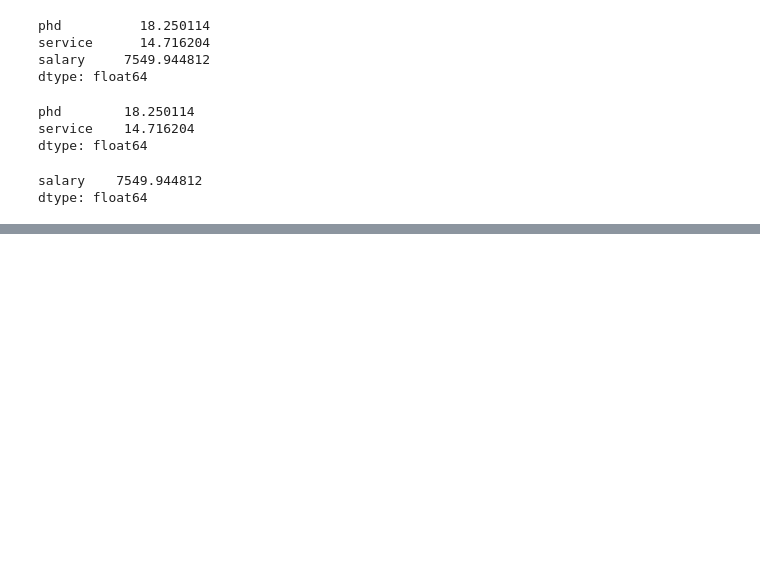
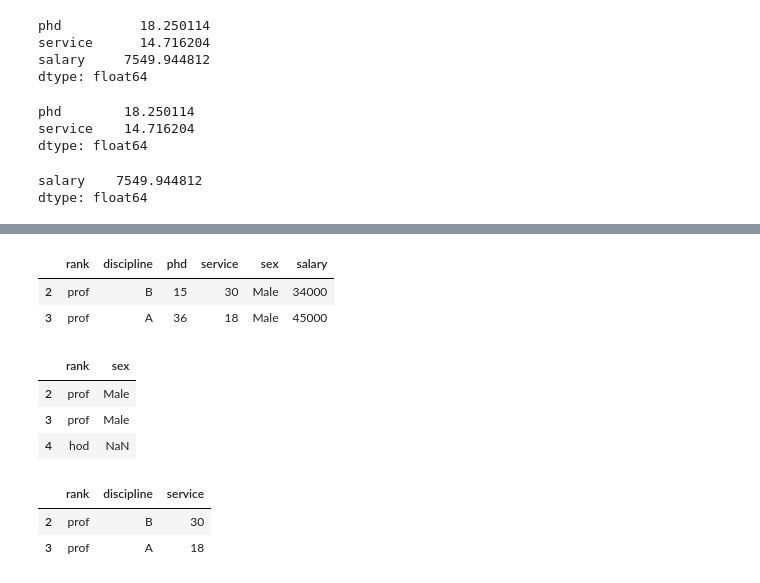
Before and after one commit to Netra-Tek/Data-Analysis, a Jupyter notebook: EmployeeAnalysis.ipynb, the cells around one changed output, grey strips where cells are left out. Drawn from its saved outputs; the diff is of its cells as text; code cells hidden in the pictures; blank space fills up the shorter version.

```diff
--- a/EmployeeAnalysis.ipynb
+++ b/EmployeeAnalysis.ipynb
@@ -120,0 +237,26 @@ Name: sex, dtype: object
+# %%
+#Select rows by their position:
+#df[start (start from 0th position): End-1 ]
+df[2:4]
+# %% [output]
+|  | rank | discipline | phd | service | sex | salary |
+| 2 | prof | B | 15 | 30 | Male | 34000 |
+| 3 | prof | A | 36 | 18 | Male | 45000 |
+# %%
+#method loc
+#If we need to select a range of rows, using their labels we can use method loc:
+df.loc[2:4,['rank','sex']]
+# %% [output]
+|  | rank | sex |
+| 2 | prof | Male |
+| 3 | prof | Male |
+| 4 | hod | NaN |
+# %%
+#method iloc
+#If we need to select a range of rows and/or columns, using their positions we can
+#use method iloc
+df.iloc[2:4,[0,1,3]]
+# %% [output]
+|  | rank | discipline | service |
+| 2 | prof | B | 30 |
+| 3 | prof | A | 18 |
```
Also changed, not shown: parts of 21 cells of this notebook.
